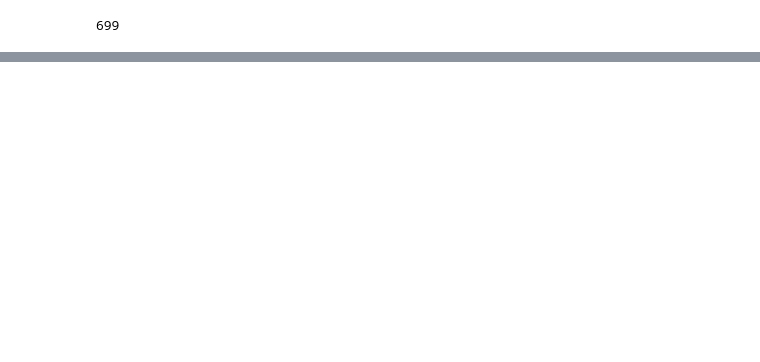
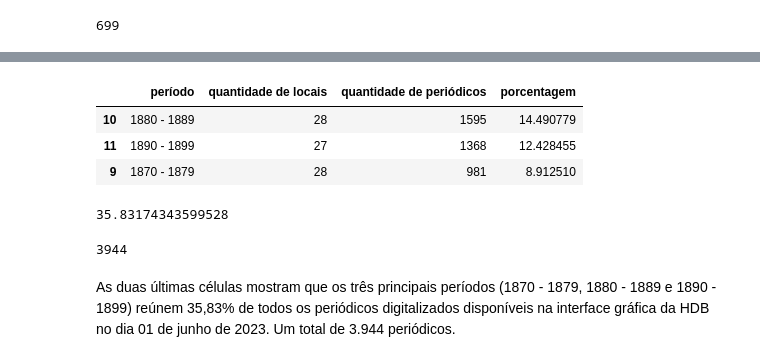
Before and after one commit to ericbrasiln/hemdig-framework, a Jupyter notebook: repositorios/BND-BR/escopo.ipynb, the cells around one changed output, grey strips where cells are left out. Saved outputs shown, nothing was run; the diff lists cells and outputs as text; code cells hidden in the pictures; blank space fills up the shorter version.

```diff
--- a/repositorios/BND-BR/escopo.ipynb
+++ b/repositorios/BND-BR/escopo.ipynb
@@ -79,0 +237,22 @@ fig.write_image("periodicos_dec.png")
+# %%
+# somar os três itens mais altos da coluna «porcentagem» e criar um novo dataframe
+df_top3 = df.nlargest(3, 'porcentagem')
+# visualizar o dataframe
+df_top3
+# %% [output]
+|  | período | quantidade de locais | quantidade de periódicos | porcentagem |
+| 10 | 1880 - 1889 | 28 | 1595 | 14.490779 |
+| 11 | 1890 - 1899 | 27 | 1368 | 12.428455 |
+| 9 | 1870 - 1879 | 28 | 981 | 8.912510 |
+# %%
+# Soma da porcentagem dos três itens mais altos
+df_top3['porcentagem'].sum()
+# %% [output]
+35.83174343599528
+# %%
+# soma da quantidade de itens dos três itens mais altos
+df_top3[' quantidade de periódicos'].sum()
+# %% [output]
+3944
+# %% [markdown]
+As duas últimas células mostram que os três principais períodos (1870 - 1879, 1880 - 1889 e 1890 - 1899) reúnem 35,83% de todos os periódicos digitalizados disponíveis na interface gráfica da HDB no dia 01 de junho de 2023. Um total de 3.944 periódicos.
```
Also changed, not shown: parts of 40 cells of this notebook, 5 other files.
